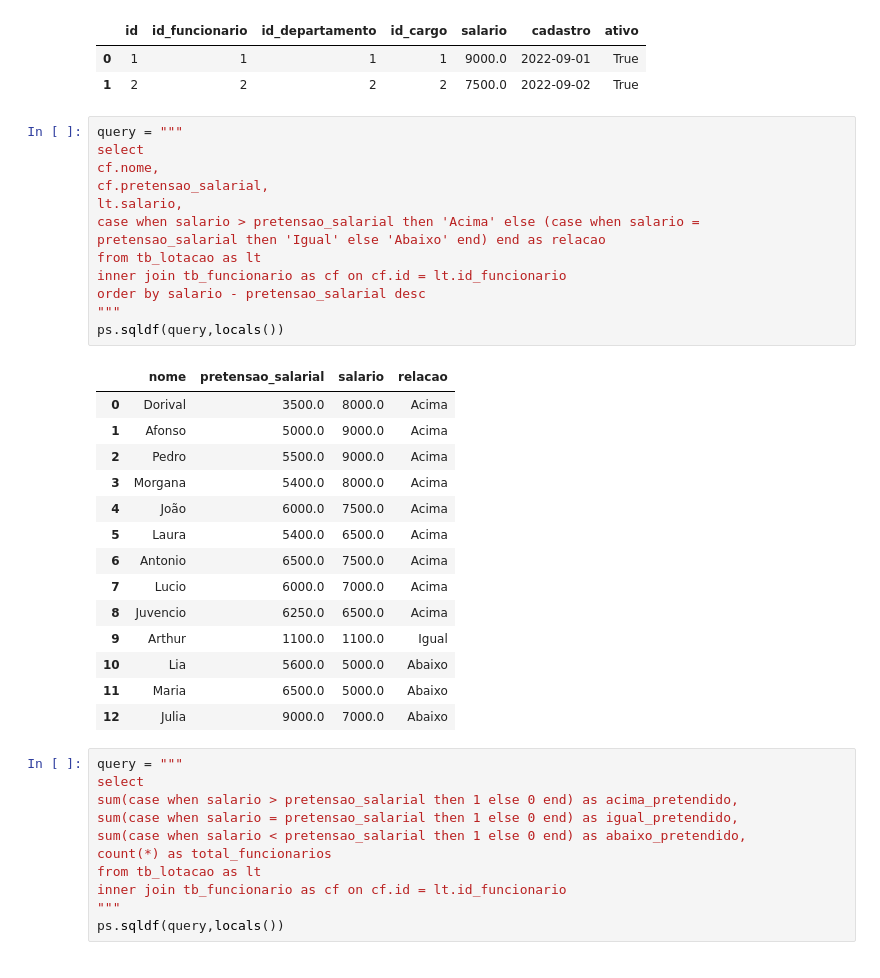
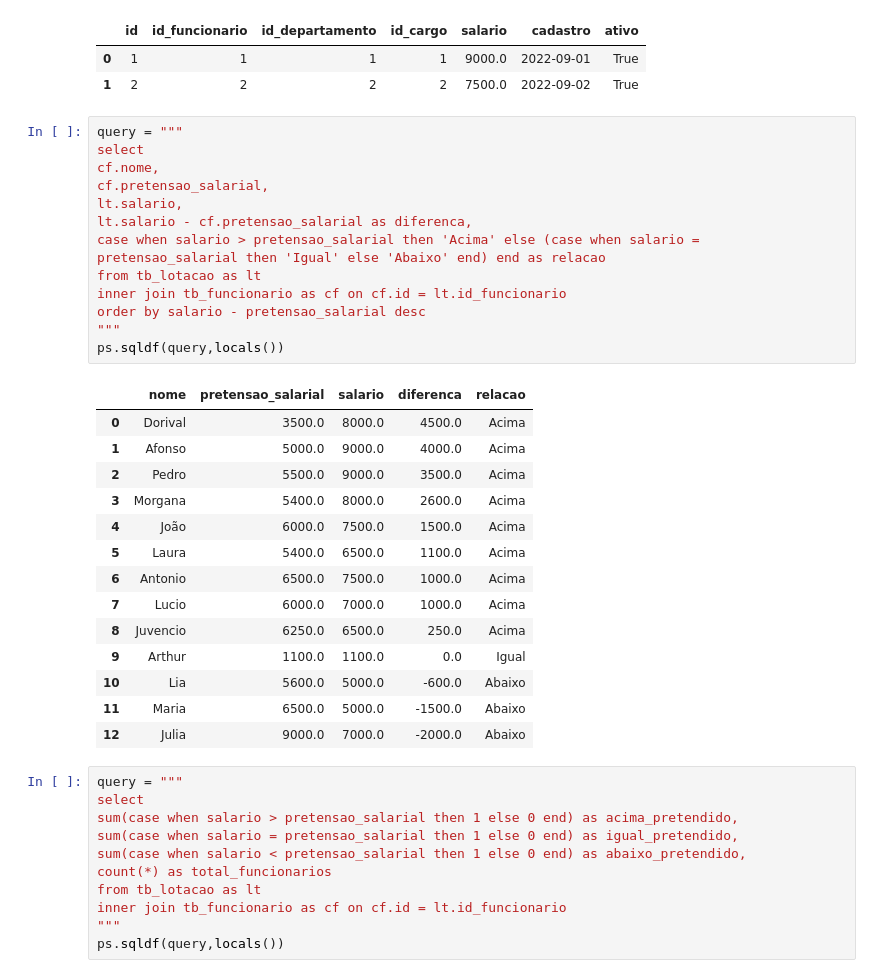
Before and after one commit to GregoryLavor/analise-lotacao, a Jupyter notebook: Analise_Lotacao.ipynb, the cells around one changed output. Cells and saved outputs as stored; diff of their text form.

```diff
--- a/Analise_Lotacao.ipynb
+++ b/Analise_Lotacao.ipynb
@@ -147,30 +147,31 @@ Tabela Lotação
 # %%
 query = """
 select
 cf.nome,
 cf.pretensao_salarial,
 lt.salario,
+lt.salario - cf.pretensao_salarial as diferenca,
 case when salario > pretensao_salarial then 'Acima' else (case when salario = pretensao_salarial then 'Igual' else 'Abaixo' end) end as relacao
 from tb_lotacao as lt
 inner join tb_funcionario as cf on cf.id = lt.id_funcionario
 order by salario - pretensao_salarial desc
 """
 ps.sqldf(query,locals())
 # %% [output]
-|  | nome | pretensao_salarial | salario | relacao |
-| 0 | Dorival | 3500.0 | 8000.0 | Acima |
-| 1 | Afonso | 5000.0 | 9000.0 | Acima |
-| 2 | Pedro | 5500.0 | 9000.0 | Acima |
-| 3 | Morgana | 5400.0 | 8000.0 | Acima |
-| 4 | João | 6000.0 | 7500.0 | Acima |
-| 5 | Laura | 5400.0 | 6500.0 | Acima |
-| 6 | Antonio | 6500.0 | 7500.0 | Acima |
-| 7 | Lucio | 6000.0 | 7000.0 | Acima |
-| 8 | Juvencio | 6250.0 | 6500.0 | Acima |
-| 9 | Arthur | 1100.0 | 1100.0 | Igual |
-| 10 | Lia | 5600.0 | 5000.0 | Abaixo |
-| 11 | Maria | 6500.0 | 5000.0 | Abaixo |
-| 12 | Julia | 9000.0 | 7000.0 | Abaixo |
+|  | nome | pretensao_salarial | salario | diferenca | relacao |
+| 0 | Dorival | 3500.0 | 8000.0 | 4500.0 | Acima |
+| 1 | Afonso | 5000.0 | 9000.0 | 4000.0 | Acima |
+| 2 | Pedro | 5500.0 | 9000.0 | 3500.0 | Acima |
+| 3 | Morgana | 5400.0 | 8000.0 | 2600.0 | Acima |
+| 4 | João | 6000.0 | 7500.0 | 1500.0 | Acima |
+| 5 | Laura | 5400.0 | 6500.0 | 1100.0 | Acima |
+| 6 | Antonio | 6500.0 | 7500.0 | 1000.0 | Acima |
+| 7 | Lucio | 6000.0 | 7000.0 | 1000.0 | Acima |
+| 8 | Juvencio | 6250.0 | 6500.0 | 250.0 | Acima |
+| 9 | Arthur | 1100.0 | 1100.0 | 0.0 | Igual |
+| 10 | Lia | 5600.0 | 5000.0 | -600.0 | Abaixo |
+| 11 | Maria | 6500.0 | 5000.0 | -1500.0 | Abaixo |
+| 12 | Julia | 9000.0 | 7000.0 | -2000.0 | Abaixo |
 # %%
 query = """
 select
```
